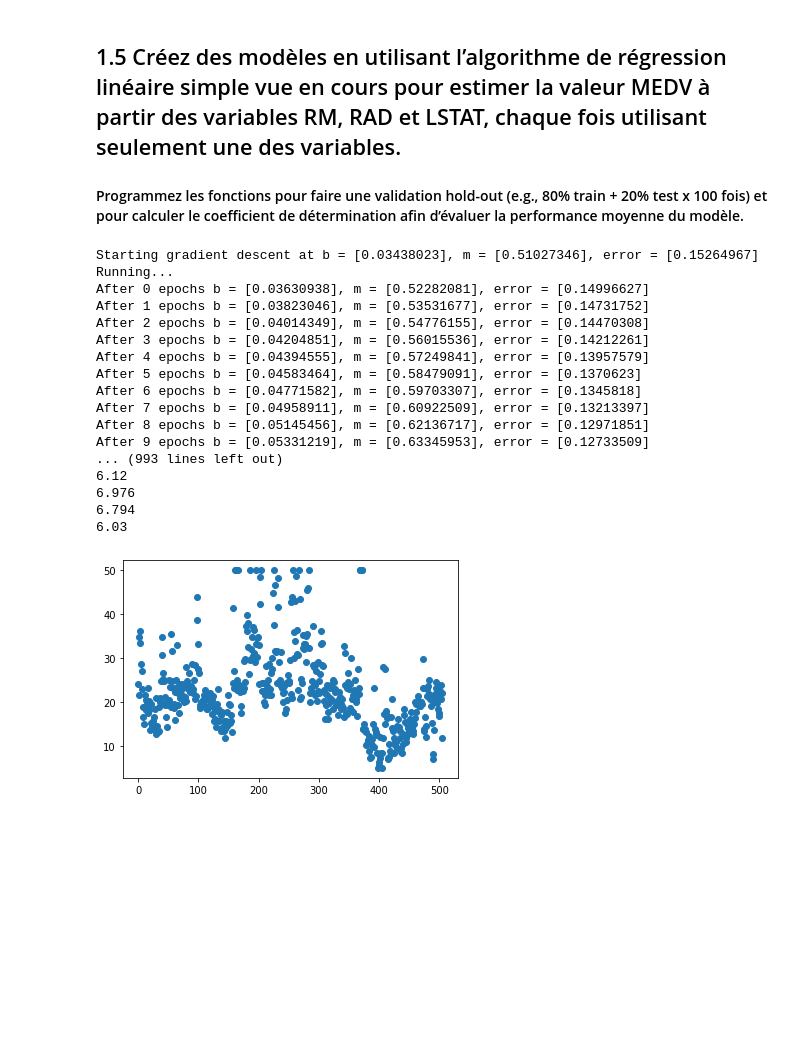
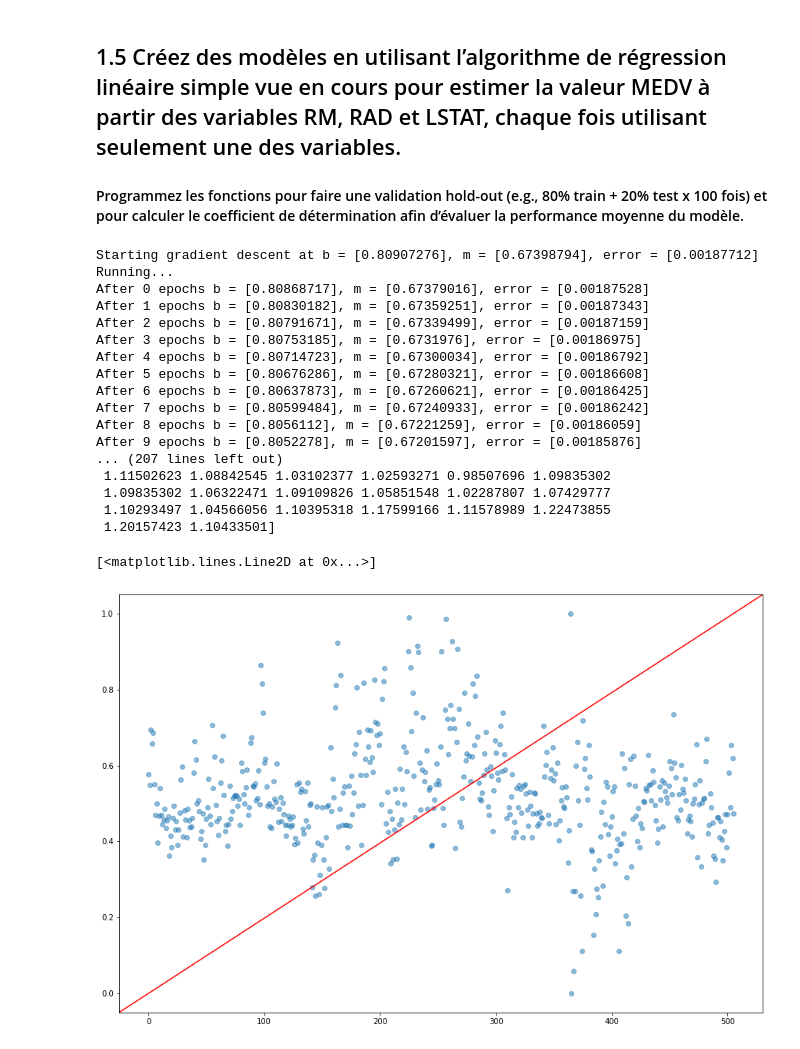
Before and after one commit to FazlijaYlli/FAZLIJA_LEISSING_TP5, a Jupyter notebook: FAZLIJA_LEISSING_TP5.ipynb, the cells around one changed output. Cells and saved outputs as stored; diff of their text form; code cells hidden in the pictures; blank space fills up the shorter version.

```diff
--- a/FAZLIJA_LEISSING_TP5.ipynb
+++ b/FAZLIJA_LEISSING_TP5.ipynb
@@ -142,3 +142,7 @@ boston_df.describe()
 - Les valeurs furent bien importées dans **boston_df**
 # %% [markdown]
 #### Générez un histogramme de la distribution de la variable dépendante.
+# %%
+# Normalisation des données.
+boston_df = (boston_df-boston_df.min())/(boston_df.max()-boston_df.min())
+boston_df.head()
@@ -234,51 +245,59 @@ def gradient_descent(data, starting_b, starting_m, learning_rate, num_epochs):
 # %%
 # Utilisation de l'algorithme
 # Hyperparamètres
-learning_rate = 0.0001
-num_epochs = 500
+learning_rate = 0.0005
+num_epochs = 50
 
 # On initialise la valeur de m et de b
 initial_b = np.random.rand(1) # intercept
 initial_m = np.random.rand(1) # pente
 
 RM_df = pd.DataFrame()
 RM_df['RM'] = boston_df['RM']
 RM_df['MEDV'] = boston_df['MEDV']
 
 RM_array = RM_df.to_numpy()
 
 # On applique la méthode du gradient descendant
 print("Starting gradient descent at b = {0}, m = {1}, error = {2}".format(initial_b, initial_m,
 compute_MSE(initial_b, initial_m, RM_array)))
 print("Running...")
 [b, m] = gradient_descent(RM_array, initial_b, initial_m, learning_rate, num_epochs)
 print("After {0} epochs b = {1}, m = {2}, error = {3}".format(num_epochs, b, m, compute_MSE(b, m, RM_array)))
 
-RM_df['MEDV'].plot(marker='o', linestyle='none')
-
-x = list()
-y = list()
+xl = list()
+yl = list()
 for i in RM_df['RM']:
-    x.append(i)
+    xl.append(i)
 
 for j in RM_df['RM']:
-    y.append(m*j+b)
+    yl.append(m[0]*j+b[0])
+
+x = np.array(xl)
+y = np.array(yl)
+
+print(x)
+print(y)
+
+fig, axes = plt.subplots(figsize=(15,10))
+boston_df['RM'].plot(y='RM',ax=axes,marker='o',linestyle='none',alpha=0.5)
 # %% [output]
-Starting gradient descent at b = [0.03438023], m = [0.51027346], error = [0.15264967]
+Starting gradient descent at b = [0.80907276], m = [0.67398794], error = [0.00187712]
 Running...
-After 0 epochs b = [0.03630938], m = [0.52282081], error = [0.14996627]
-After 1 epochs b = [0.03823046], m = [0.53531677], error = [0.14731752]
-After 2 epochs b = [0.04014349], m = [0.54776155], error = [0.14470308]
-After 3 epochs b = [0.04204851], m = [0.56015536], error = [0.14212261]
-After 4 epochs b = [0.04394555], m = [0.57249841], error = [0.13957579]
-After 5 epochs b = [0.04583464], m = [0.58479091], error = [0.1370623]
-After 6 epochs b = [0.04771582], m = [0.59703307], error = [0.1345818]
-After 7 epochs b = [0.04958911], m = [0.60922509], error = [0.13213397]
-After 8 epochs b = [0.05145456], m = [0.62136717], error = [0.12971851]
-After 9 epochs b = [0.05331219], m = [0.63345953], error = [0.12733509]
-... (993 lines left out)
-6.12
-6.976
-6.794
-6.03
+After 0 epochs b = [0.80868717], m = [0.67379016], error = [0.00187528]
+After 1 epochs b = [0.80830182], m = [0.67359251], error = [0.00187343]
+After 2 epochs b = [0.80791671], m = [0.67339499], error = [0.00187159]
+After 3 epochs b = [0.80753185], m = [0.6731976], error = [0.00186975]
+After 4 epochs b = [0.80714723], m = [0.67300034], error = [0.00186792]
+After 5 epochs b = [0.80676286], m = [0.67280321], error = [0.00186608]
+After 6 epochs b = [0.80637873], m = [0.67260621], error = [0.00186425]
+After 7 epochs b = [0.80599484], m = [0.67240933], error = [0.00186242]
+After 8 epochs b = [0.8056112], m = [0.67221259], error = [0.00186059]
+After 9 epochs b = [0.8052278], m = [0.67201597], error = [0.00185876]
+... (207 lines left out)
+ 1.11502623 1.08842545 1.03102377 1.02593271 0.98507696 1.09835302
+ 1.09835302 1.06322471 1.09109826 1.05851548 1.02287807 1.07429777
+ 1.10293497 1.04566056 1.10395318 1.17599166 1.11578989 1.22473855
+ 1.20157423 1.10433501]
+[<matplotlib.lines.Line2D at 0x...>]
-[figure, old version]
+[figure, new version]
```
Also changed, not shown: parts of 4 cells of this notebook.
